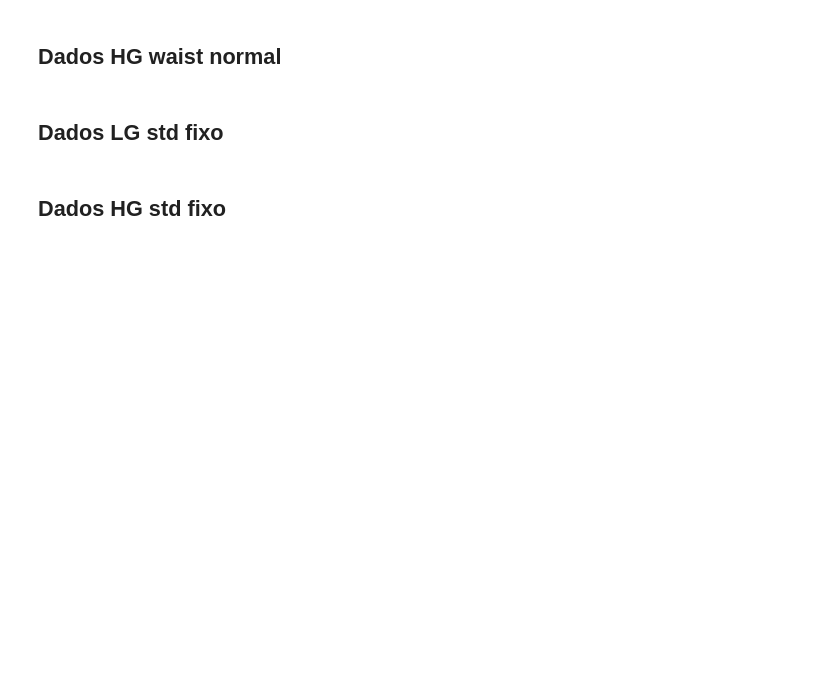
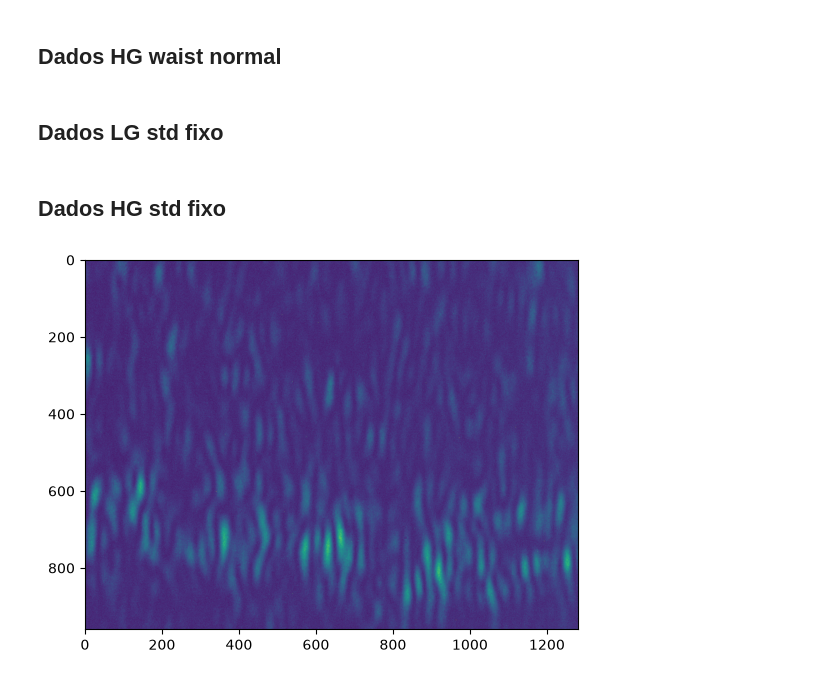
Before and after one commit to Altilano/Speckle, a Jupyter notebook: acquire_data.ipynb, the cells around one changed output. Drawn from its saved outputs; the diff is of its cells as text; code cells hidden in the pictures; blank space fills up the shorter version.

```diff
--- a/acquire_data.ipynb
+++ b/acquire_data.ipynb
@@ -94,7 +117,9 @@ slm = My_SLM(1)
 width = slm.width
 height = slm.height
 
-cam = init_camera(bit_depth=BIT, exposure_s = EXPO)
+print(width, height)
+
+cam = init_camera(bitdepth=BIT, exposure_s = EXPO)
 take_picture(cam)               # discard possible stale frame
 frame = take_picture(cam)
 
@@ -187,6 +217,7 @@ with h5py.File(f"{FOLDER}data_HG_amostra{AMOSTRA}_orientacao{ANGULO_AMOSTRA}.h5"
         'waist': waist,
         'z': z,
         'lamb': lamb,
+        "zcam_cm": ZCAM_CM,
     })
 
     slm.update_image(np.zeros((height, width), dtype='uint8'))
@@ -194,17 +225,17 @@ with h5py.File(f"{FOLDER}data_HG_amostra{AMOSTRA}_orientacao{ANGULO_AMOSTRA}.h5"
     background = file.create_dataset("background", (NUM_BACK, height_cam, width_cam), dtype='uint8')
     for i in range(NUM_BACK):
         background[i] = take_picture(cam)
-        time.sleep(0.1)
+        time.sleep(EXPO)
 
 
     for n in tqdm(range(6), desc="Processing HG modes"):
         mode_group = file.create_group(f"HG_n{n}m{0}")
         images_ds = mode_group.create_dataset("images", (NUM_REP, resolution,height_cam, width_cam), dtype='uint8')
 
-        beam.hg(n,0)
+        beam.hg(n,0, angle=ANGLE)
         holo = slm_hologram(beam, x_grating, y_grating)
         slm.update_image(holo)
-        time.sleep(0.2)
+        time.sleep(EXPO)
         for rep in range(NUM_REP):
             stage_z.move_to(z_start-0.001) # in meter
             stage_z.wait_move()
@@ -213,7 +244,7 @@ with h5py.File(f"{FOLDER}data_HG_amostra{AMOSTRA}_orientacao{ANGULO_AMOSTRA}.h5"
             for i in range(resolution):
                 stage_z.move_to(z_start + i*step_size)
                 stage_z.wait_move()
-                time.sleep(0.1)
+                time.sleep(EXPO)
                 img = take_picture(cam)
                 images_ds[rep, i] = img
             file.flush()
@@ -233,6 +264,7 @@ with h5py.File(f"{FOLDER}data_LG_fix_amostra{AMOSTRA}_orientacao{ANGULO_AMOSTRA}
         'waist': waist,
         'z': z,
         'lamb': lamb,
+        "zcam_cm": ZCAM_CM,
         'C': C
     })
 
@@ -241,7 +273,7 @@ with h5py.File(f"{FOLDER}data_LG_fix_amostra{AMOSTRA}_orientacao{ANGULO_AMOSTRA}
     background = file.create_dataset("background", (NUM_BACK, height_cam, width_cam), dtype='uint8')
     for i in range(NUM_BACK):
         background[i] = take_picture(cam)
-        time.sleep(0.1)
+        time.sleep(EXPO)
 
 
     for mode in tqdm(lg_modes, desc="Processing LG fix std modes"):
@@ -251,11 +283,11 @@ with h5py.File(f"{FOLDER}data_LG_fix_amostra{AMOSTRA}_orientacao{ANGULO_AMOSTRA}
         mode_group = file.create_group(f"LG_p{p}l{l}")
         images_ds = mode_group.create_dataset("images", (NUM_REP, resolution,height_cam, width_cam), dtype='uint8')
 
-        beam.waist = calculate_fix_std_LG(C, l, p, z)
-        beam.lg(l,p)
+        beam.waist = calculate_fix_std_LG(p,l)
+        beam.lg(l,p, angle=ANGLE)
         holo = slm_hologram(beam, x_grating, y_grating)
         slm.update_image(holo)
-        time.sleep(0.2)
+        time.sleep(EXPO)
         for rep in range(NUM_REP):
             stage_z.move_to(z_start-0.001) # in meter
             stage_z.wait_move()
@@ -264,7 +296,7 @@ with h5py.File(f"{FOLDER}data_LG_fix_amostra{AMOSTRA}_orientacao{ANGULO_AMOSTRA}
             for i in range(resolution):
                 stage_z.move_to(z_start + i*step_size)
                 stage_z.wait_move()
-                time.sleep(0.1)
+                time.sleep(EXPO)
                 img = take_picture(cam)
                 images_ds[rep, i] = img
             file.flush()
@@ -284,6 +316,7 @@ with h5py.File(f"{FOLDER}data_HG_fix_amostra{AMOSTRA}_orientacao{ANGULO_AMOSTRA}
         'waist': waist,
         'z': z,
         'lamb': lamb,
+        "zcam_cm": ZCAM_CM,
         'C': C
     })
 
@@ -292,17 +325,17 @@ with h5py.File(f"{FOLDER}data_HG_fix_amostra{AMOSTRA}_orientacao{ANGULO_AMOSTRA}
     background = file.create_dataset("background", (NUM_BACK, height_cam, width_cam), dtype='uint8')
     for i in range(NUM_BACK):
         background[i] = take_picture(cam)
-        time.sleep(0.1)
+        time.sleep(EXPO)
 
     for n in tqdm(range(6), desc="Processing HG fix std modes"):
         mode_group = file.create_group(f"HG_n{n}m{0}")
         images_ds = mode_group.create_dataset("images", (NUM_REP, resolution,height_cam, width_cam), dtype='uint8')
 
-        beam.waist = calculate_fix_std_HG(C, n, z)
-        beam.hg(n,0)
+        beam.waist = calculate_fix_std_HG(n)
+        beam.hg(n,0, angle=ANGLE)
         holo = slm_hologram(beam, x_grating, y_grating)
         slm.update_image(holo)
-        time.sleep(0.2)
+        time.sleep(EXPO)
         for rep in range(NUM_REP):
             stage_z.move_to(z_start-0.001) # in meter
             stage_z.wait_move()
@@ -311,7 +344,15 @@ with h5py.File(f"{FOLDER}data_HG_fix_amostra{AMOSTRA}_orientacao{ANGULO_AMOSTRA}
             for i in range(resolution):
                 stage_z.move_to(z_start + i*step_size)
                 stage_z.wait_move()
-                time.sleep(0.1)
+                time.sleep(EXPO)
                 img = take_picture(cam)
                 images_ds[rep, i] = img
             file.flush()
+# %%
+import matplotlib.pyplot as plt
+
+with h5py.File(f"{FOLDER}data_HG_fix_amostra{AMOSTRA}_orientacao{ANGULO_AMOSTRA}.h5", "r") as file:
+    img = file["HG_n3m0"]["images"][:]
+    plt.imshow(img[0,0])
+# %% [output]
+[figure, added]
```
Also changed, not shown: parts of 8 cells of this notebook, 3 other files.
